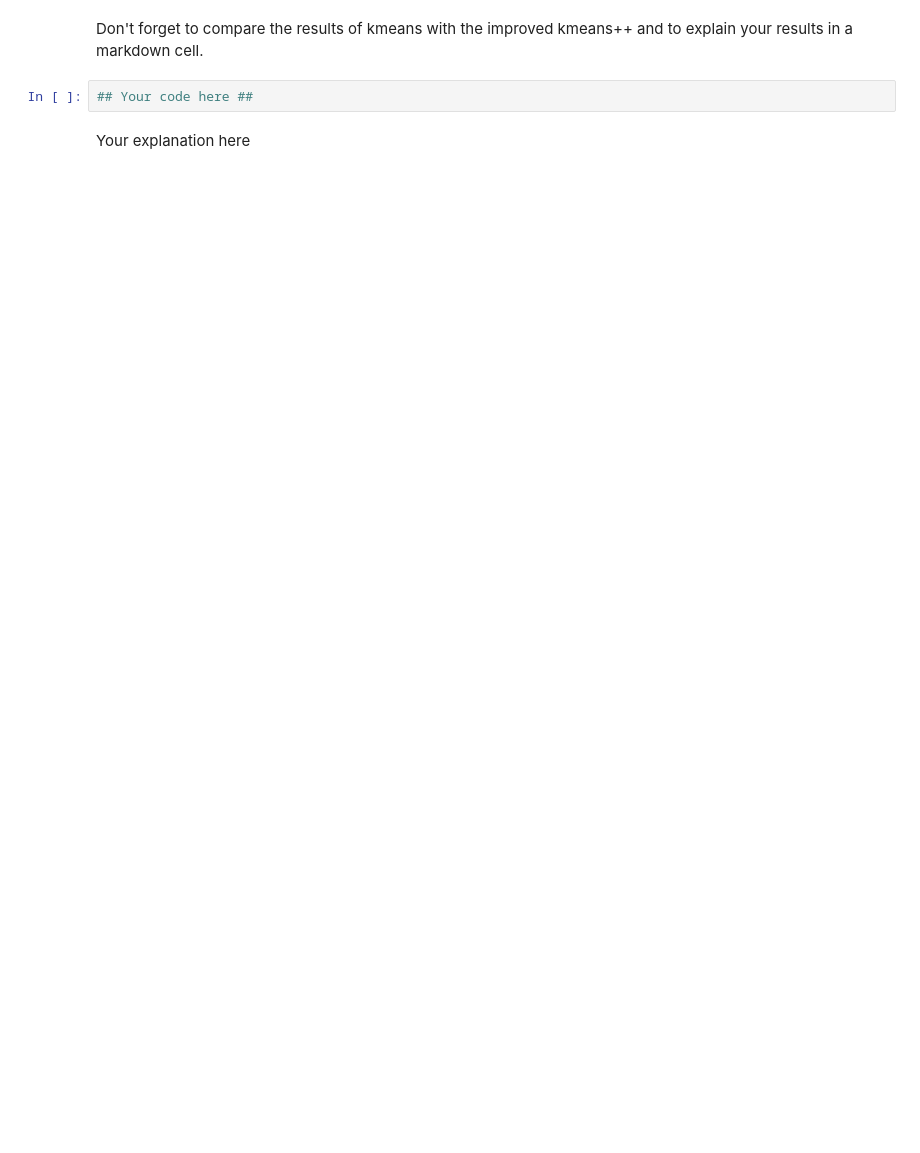
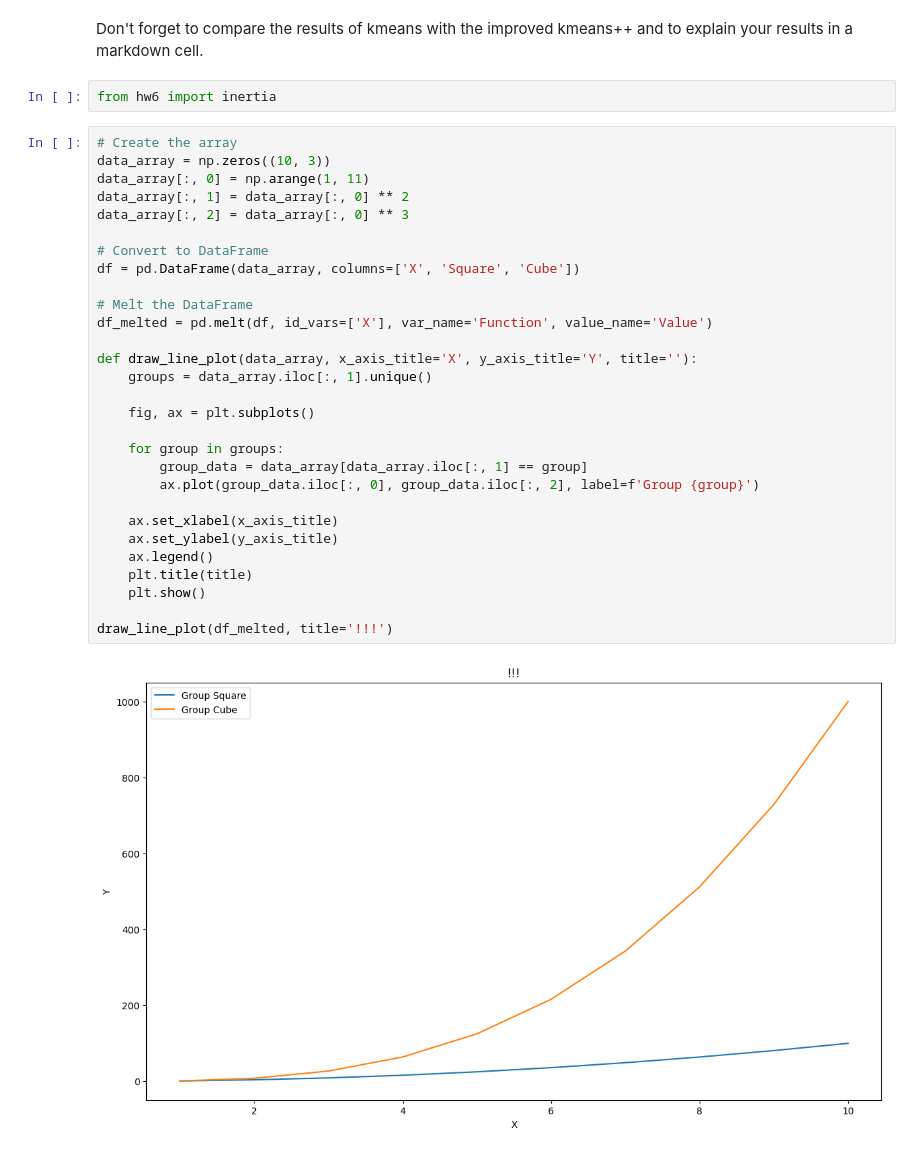
Before and after one commit to yGit741/ML_home_work, a Jupyter notebook: ex6/hw6.ipynb, the cells around one changed output. Saved outputs shown, nothing was run; the diff lists cells and outputs as text; blank space fills up the shorter version.

```diff
--- a/ex6/hw6.ipynb
+++ b/ex6/hw6.ipynb
@@ -206,6 +204,35 @@ io.show()
 # %% [markdown]
 Don't forget to compare the results of kmeans with the improved kmeans++ and to explain your results in a markdown cell.
-# %%
-## Your code here ##
-# %% [markdown]
-Your explanation here
+# %%
+from hw6 import inertia
+# %%
+# Create the array
+data_array = np.zeros((10, 3))
+data_array[:, 0] = np.arange(1, 11)
+data_array[:, 1] = data_array[:, 0] ** 2
+data_array[:, 2] = data_array[:, 0] ** 3
+
+# Convert to DataFrame
+df = pd.DataFrame(data_array, columns=['X', 'Square', 'Cube'])
+
+# Melt the DataFrame
+df_melted = pd.melt(df, id_vars=['X'], var_name='Function', value_name='Value')
+
+def draw_line_plot(data_array, x_axis_title='X', y_axis_title='Y', title=''):
+    groups = data_array.iloc[:, 1].unique()
+
+    fig, ax = plt.subplots()
+
+    for group in groups:
+        group_data = data_array[data_array.iloc[:, 1] == group]
+        ax.plot(group_data.iloc[:, 0], group_data.iloc[:, 2], label=f'Group {group}')
+
+    ax.set_xlabel(x_axis_title)
+    ax.set_ylabel(y_axis_title)
+    ax.legend()
+    plt.title(title)
+    plt.show()
+
+draw_line_plot(df_melted, title='!!!')
+# %% [output]
+[figure, added]
```
Also changed, not shown: parts of 13 cells of this notebook, 1 other file.
